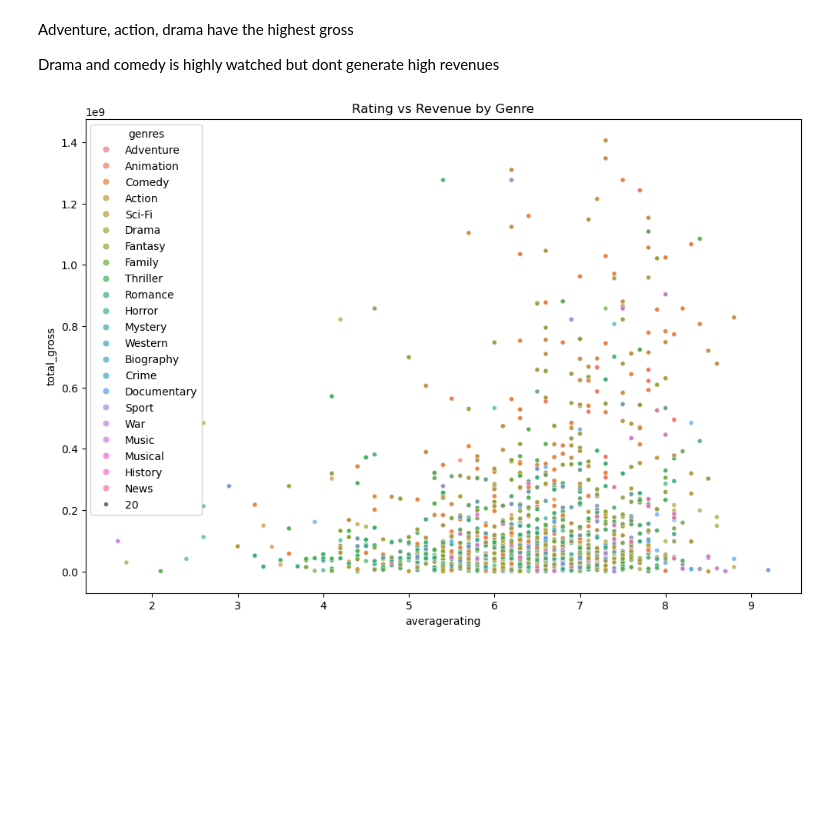
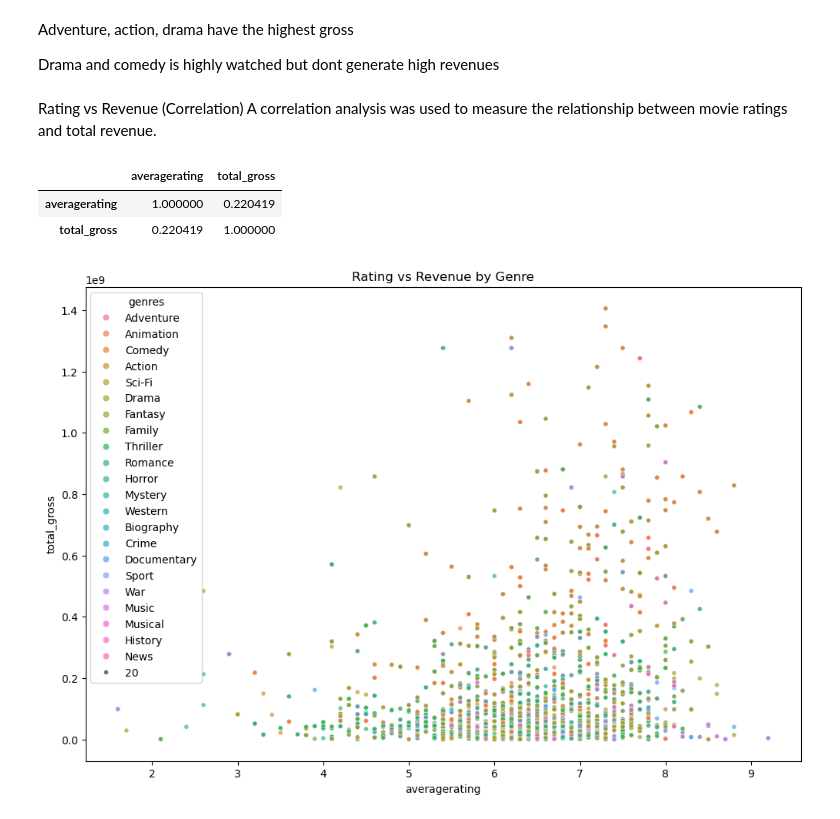
Before and after one commit to Marian-amo/Box-Office-Market-Analysis, a Jupyter notebook: index.ipynb, the cells around one changed output. Cells and saved outputs as stored; diff of their text form; code cells hidden in the pictures; blank space fills up the shorter version.

```diff
--- a/index.ipynb
+++ b/index.ipynb
@@ -662,6 +664,15 @@ plt.show()
 Adventure, action, drama have the highest gross
 
 Drama and comedy is highly watched but dont generate high revenues
+# %% [markdown]
+Rating vs Revenue (Correlation)
+A correlation analysis was used to measure the relationship between movie ratings and total revenue.
+# %%
+rating_df[['averagerating', 'total_gross']].corr()
+# %% [output]
+|  | averagerating | total_gross |
+| averagerating | 1.000000 | 0.220419 |
+| total_gross | 0.220419 | 1.000000 |
 # %%
 # genre vs rating
 plt.figure(figsize=(12, 8))
```
Also changed, not shown: parts of 7 cells of this notebook.
